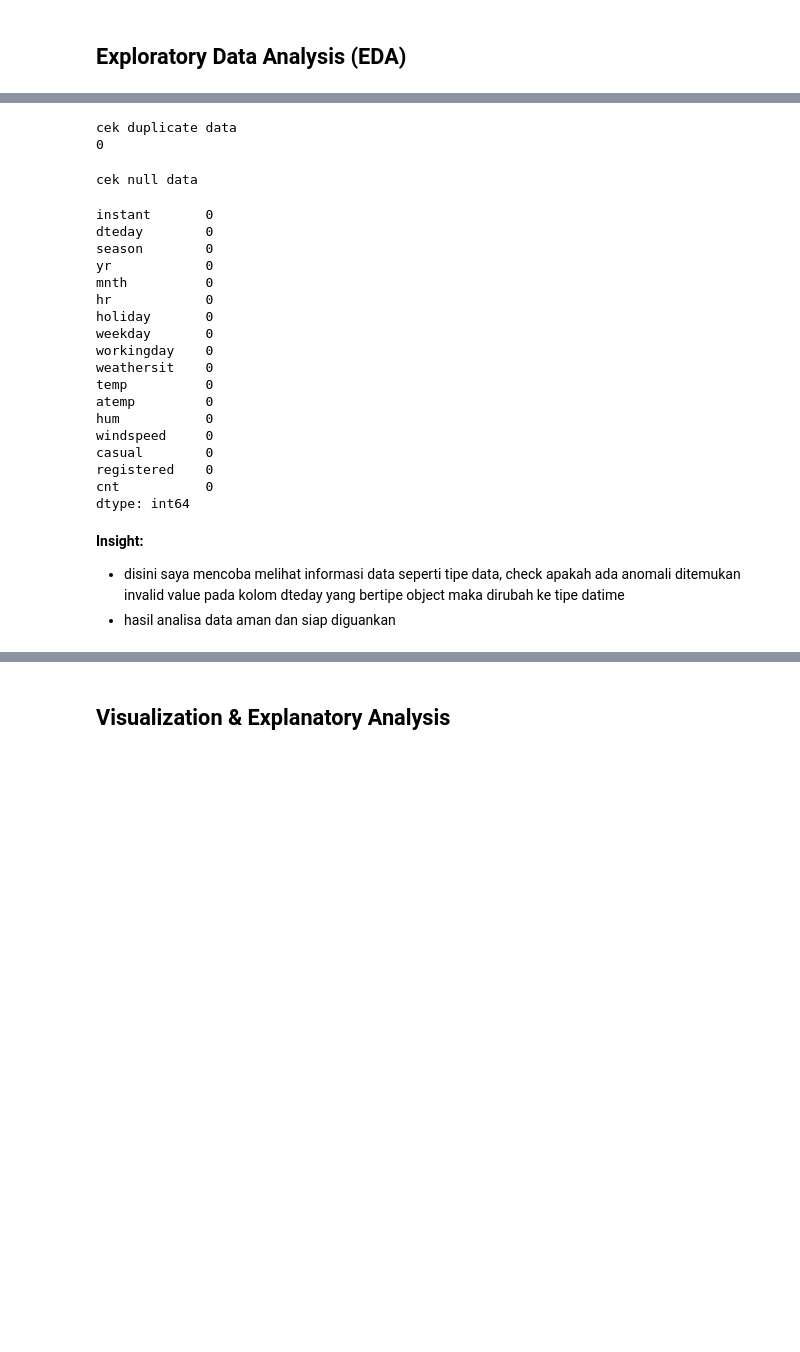
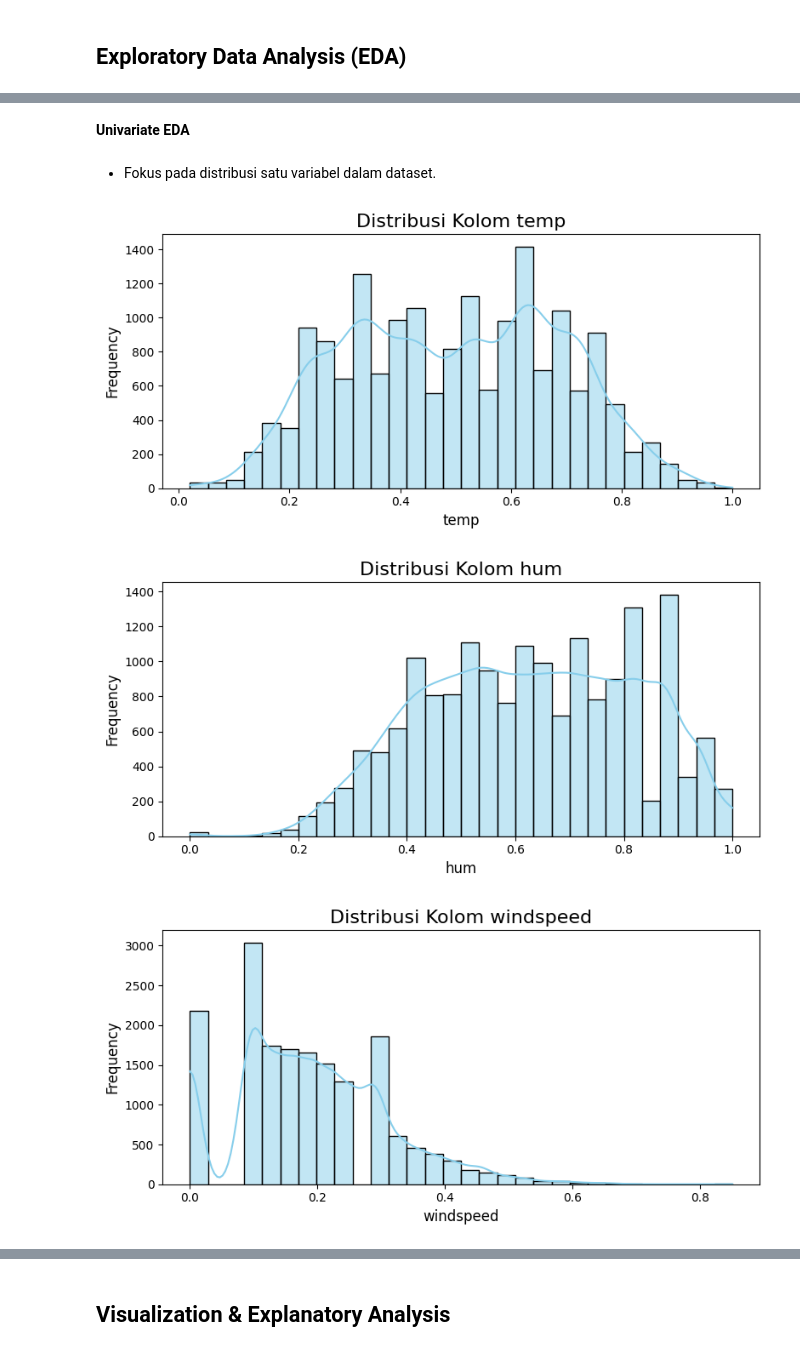
Before and after one commit to SamsulAripin77/submission_dicoding_data_analis_bike_sharing, a Jupyter notebook: notebook.ipynb, the cells around one changed output, grey strips where cells are left out. Saved outputs shown, nothing was run; the diff lists cells and outputs as text; code cells hidden in the pictures; blank space fills up the shorter version.

Commit message:
sudah ditambahkan EDA dan cleaning

```diff
--- a/notebook.ipynb
+++ b/notebook.ipynb
@@ -54,0 +139,14 @@ print head
+# %%
+category_columns = ['season', 'weathersit']
+category_expected = {
+    'season': [1, 2, 3, 4],  # Spring, Summer, Fall, Winter
+    'weathersit': [1, 2, 3, 4]  # Clear, Mist, Light Snow/Rain, Heavy Snow/Rain
+}
+
+for col, expected in category_expected.items():
+    unique_values = bike_hour[col].unique()
+    print(f"Kolom {col} memiliki nilai unik: {unique_values}")
+    if not set(unique_values).issubset(expected):
+        print(f"Kolom {col} memiliki nilai yang tidak sesuai dengan dokumentasi: {set(unique_values) - set(expected)}")
+    else:
+        print(f"Kolom {col} sudah sesuai dengan dokumentasi.")
@@ -125,33 +226,31 @@ Describe data
-# %%
-print("\ncek duplicate data")
-print(bike_hour.duplicated().sum())
-# %% [output]
-cek duplicate data
-0
-# %%
-print("\ncek null data")
-bike_hour.isnull().sum()
-# %% [output]
-cek null data
-instant       0
-dteday        0
-season        0
-yr            0
-mnth          0
-hr            0
-holiday       0
-weekday       0
-workingday    0
-weathersit    0
-temp          0
-atemp         0
-hum           0
-windspeed     0
-casual        0
-registered    0
-cnt           0
-dtype: int64
-# %% [markdown]
-**Insight:**
-- disini saya mencoba melihat informasi data seperti tipe data, check apakah ada anomali ditemukan invalid value pada kolom dteday yang bertipe object maka dirubah ke tipe datime
-- hasil analisa data aman dan siap diguankan
+# %% [markdown]
+**Univariate EDA**
+# %% [markdown]
+- Fokus pada distribusi satu variabel dalam dataset.
+# %%
+# Distribusi kolom numerik
+numerical_columns = ['temp', 'hum', 'windspeed', 'cnt']
+for col in numerical_columns:
+    plt.figure(figsize=(8, 4))
+    sns.histplot(bike_hour[col], kde=True, bins=30, color='skyblue')
+    plt.title(f'Distribusi Kolom {col}', fontsize=16)
+    plt.xlabel(col, fontsize=12)
+    plt.ylabel('Frequency', fontsize=12)
+    plt.tight_layout()
+    plt.show()
+
+# Distribusi kolom kategorikal
+categorical_columns = ['season', 'weathersit', 'yr', 'mnth', 'hr']
+for col in categorical_columns:
+    plt.figure(figsize=(8, 4))
+    sns.countplot(data=bike_hour, x=col, palette='viridis', hue=1, legend=False)
+    plt.title(f'Distribusi Kolom {col}', fontsize=16)
+    plt.xlabel(col, fontsize=12)
+    plt.ylabel('Count', fontsize=12)
+    plt.xticks(rotation=45)
+    plt.tight_layout()
+    plt.show()
+# %% [output]
+[figure, added]
+[figure, added]
+[figure, added]
```
Also changed, not shown: parts of 31 cells of this notebook.
